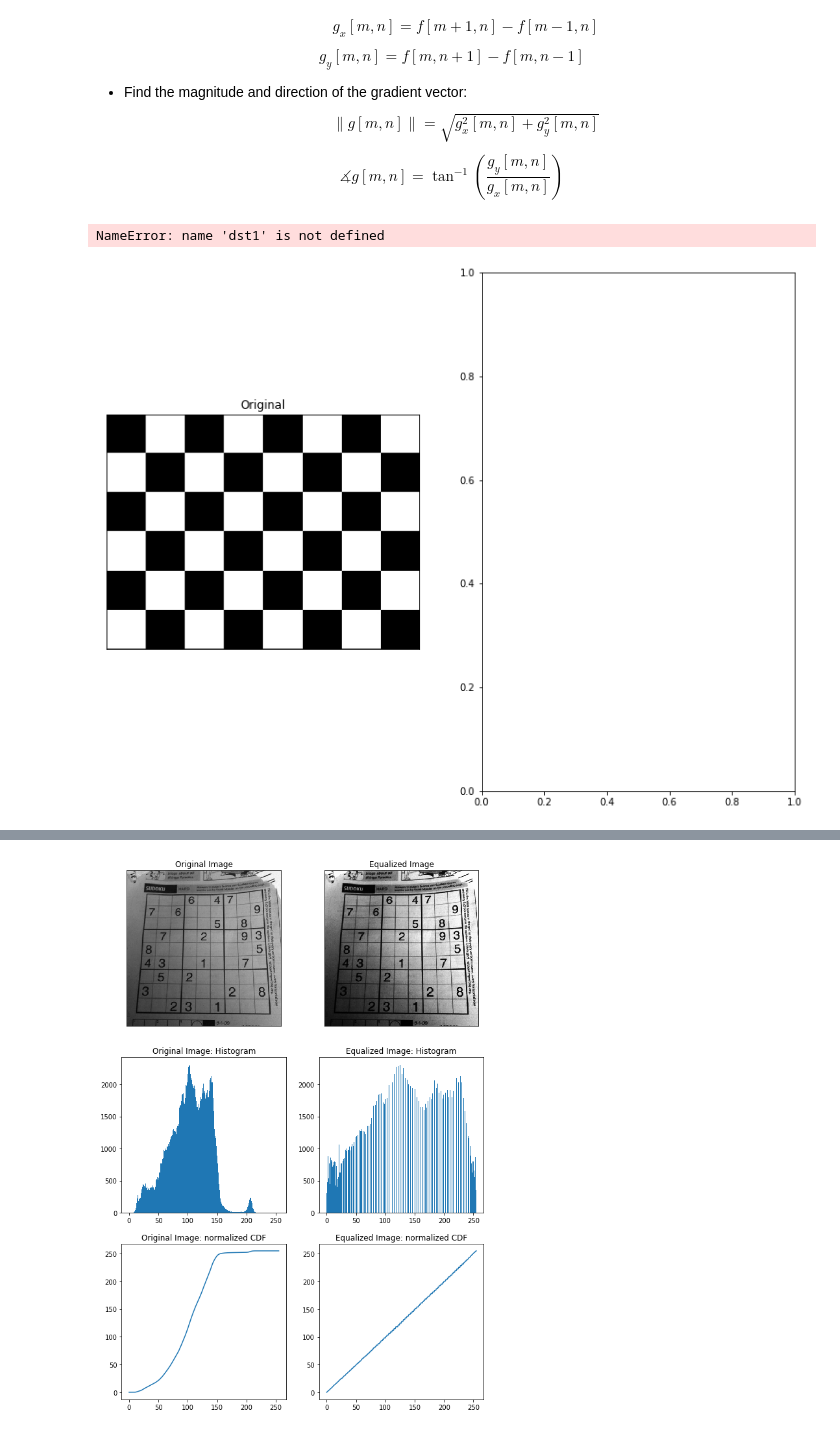
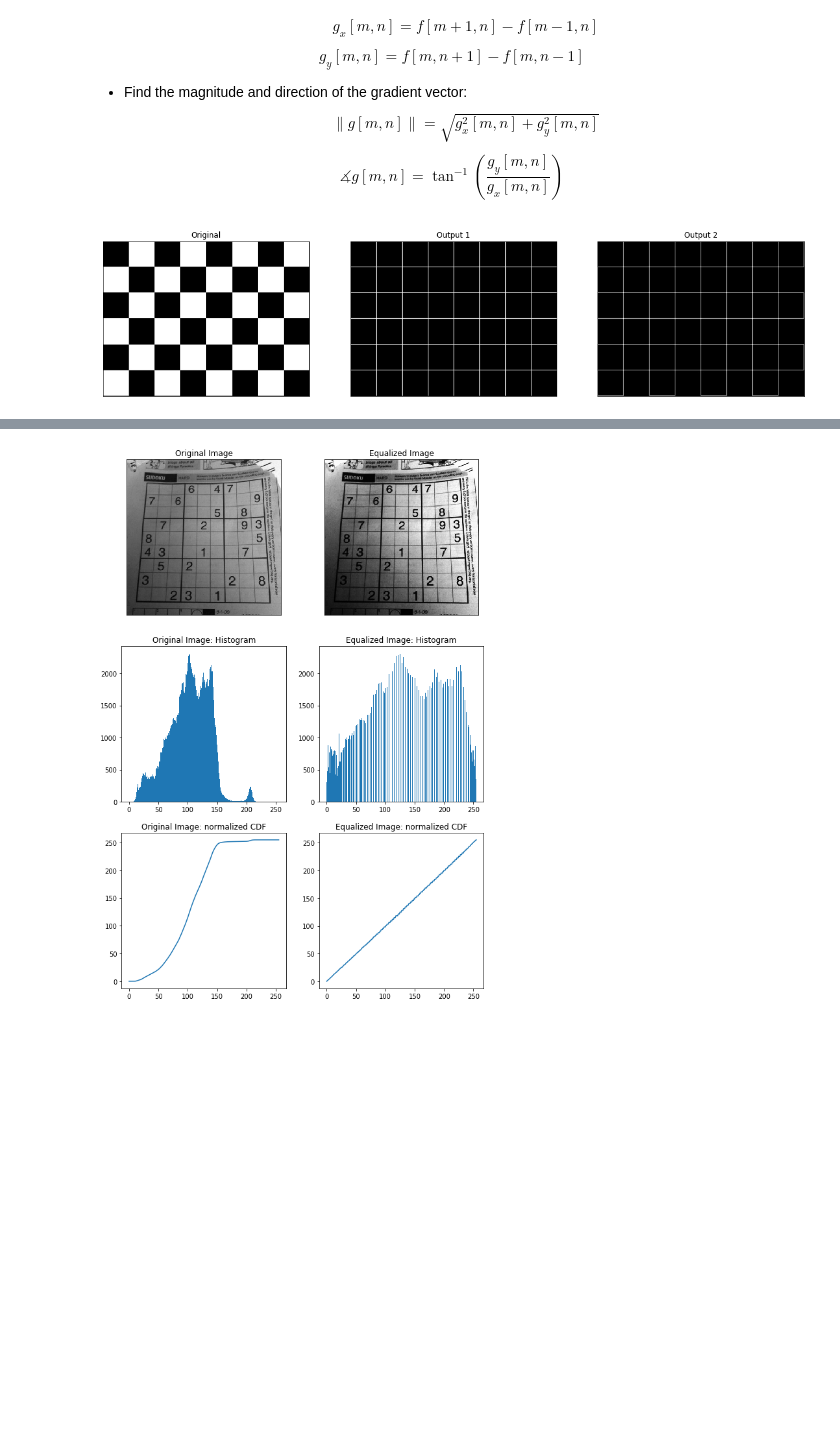
Before and after one commit to ngyy3487/cv_labs, a Jupyter notebook: Lab1-Week1/OpenCV.ipynb, the cells around one changed output, grey strips where cells are left out. Cells and saved outputs as stored; diff of their text form; code cells hidden in the pictures; blank space fills up the shorter version.

```diff
--- a/Lab1-Week1/OpenCV.ipynb
+++ b/Lab1-Week1/OpenCV.ipynb
@@ -588,33 +697,38 @@ $$\measuredangle g[m,n]=\tan^{-1}\left(\frac{g_y[m,n]}{g_x[m,n]}\right)$$
 # %%
 img = cv2.imread('imgs/chequered.jpg', 0).astype(np.float32)
 
 #############################################################################
 # TODO: Using the theory provided above, compute the magnitude of 2         #
 # direction image gradient.                                                 #
 #############################################################################
-pass
+kx = np.array([[0,0,0],[-1,0,1],[0,0,0]])
+ky = np.array([[0,-1,0],[0,0,0],[0,1,0]])
+
+gradx = cv2.filter2D(img,-1,kx)
+grady = cv2.filter2D(img,-1,ky)
+
+dst1 = (gradx**2 + grady**2)**(1/2)
 #############################################################################
 #                             END OF YOUR CODE                              #
 #############################################################################
 
 # You can achieve a similar (NOT identical) output with the following code line.
 K = np.array([[0, 1,0],
               [1,-4,1],
               [0, 1,0]], dtype=np.float32)
 dst2 = cv2.filter2D(img,-1,K)
 
 
 plt.figure(figsize=(20,10))
 plt.subplot(131),plt.imshow(img, 'gray')
 plt.title('Original'),plt.xticks([]),plt.yticks([])
 plt.subplot(132),plt.imshow(np.abs(dst1), 'gray')
 plt.title('Output 1'),plt.xticks([]),plt.yticks([])
 plt.subplot(133),plt.imshow(np.abs(dst2), 'gray')
 plt.title('Output 2'),plt.xticks([]),plt.yticks([])
 plt.show()
 # %% [output]
-NameError: name 'dst1' is not defined
-[figure, old version]
+[figure, new version]
 # %% [markdown]
 # Histogram
  * It is a graphical representation of the intensity distribution of an image.
```
Also changed, not shown: parts of 33 cells of this notebook.
